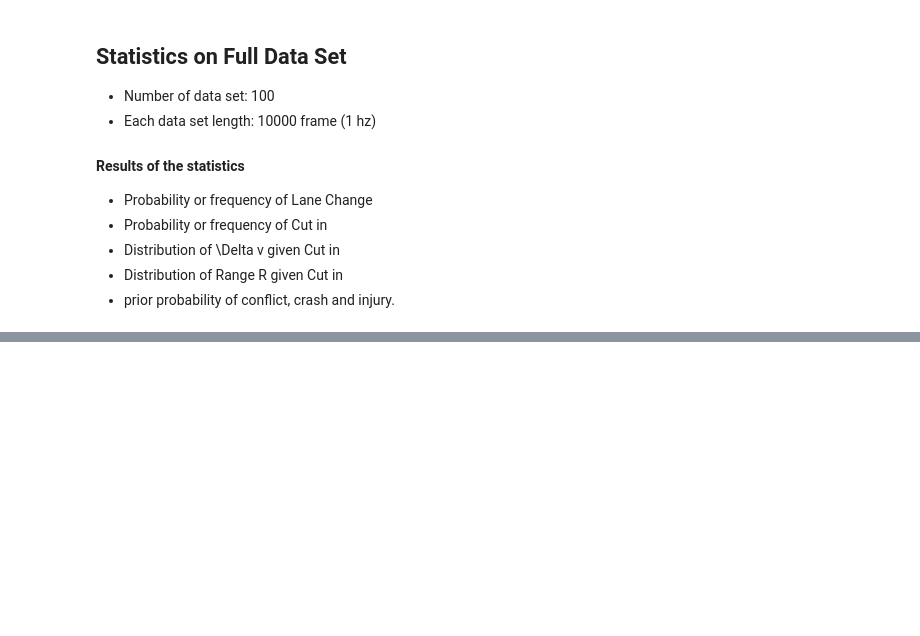
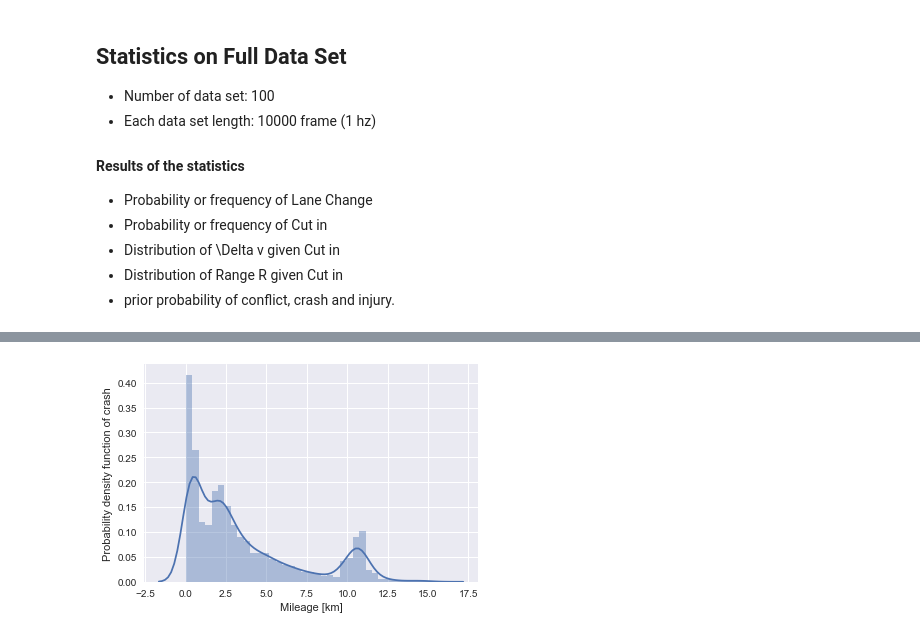
Before and after one commit to MoonBlvd/MDP_data_recording, a Jupyter notebook: simulation/statistic_levelk.ipynb, the cells around one changed output, grey strips where cells are left out. Cells and saved outputs as stored; diff of their text form; code cells hidden in the pictures; blank space fills up the shorter version.

```diff
--- a/simulation/statistic_levelk.ipynb
+++ b/simulation/statistic_levelk.ipynb
@@ -575,0 +521,9 @@ print(np.max(crash_dv))
+# %%
+import matplotlib.pyplot as plt
+sns.set()
+sns.distplot(traj_mileage_list)
+plt.xlabel("Mileage [km]")
+plt.ylabel("Probability density function of crash")
+plt.savefig("mileage_crash_pdf.png", dpi = 200)
+# %% [output]
+[figure, added]
```
Also changed, not shown: parts of 63 cells of this notebook, 3 other files.
